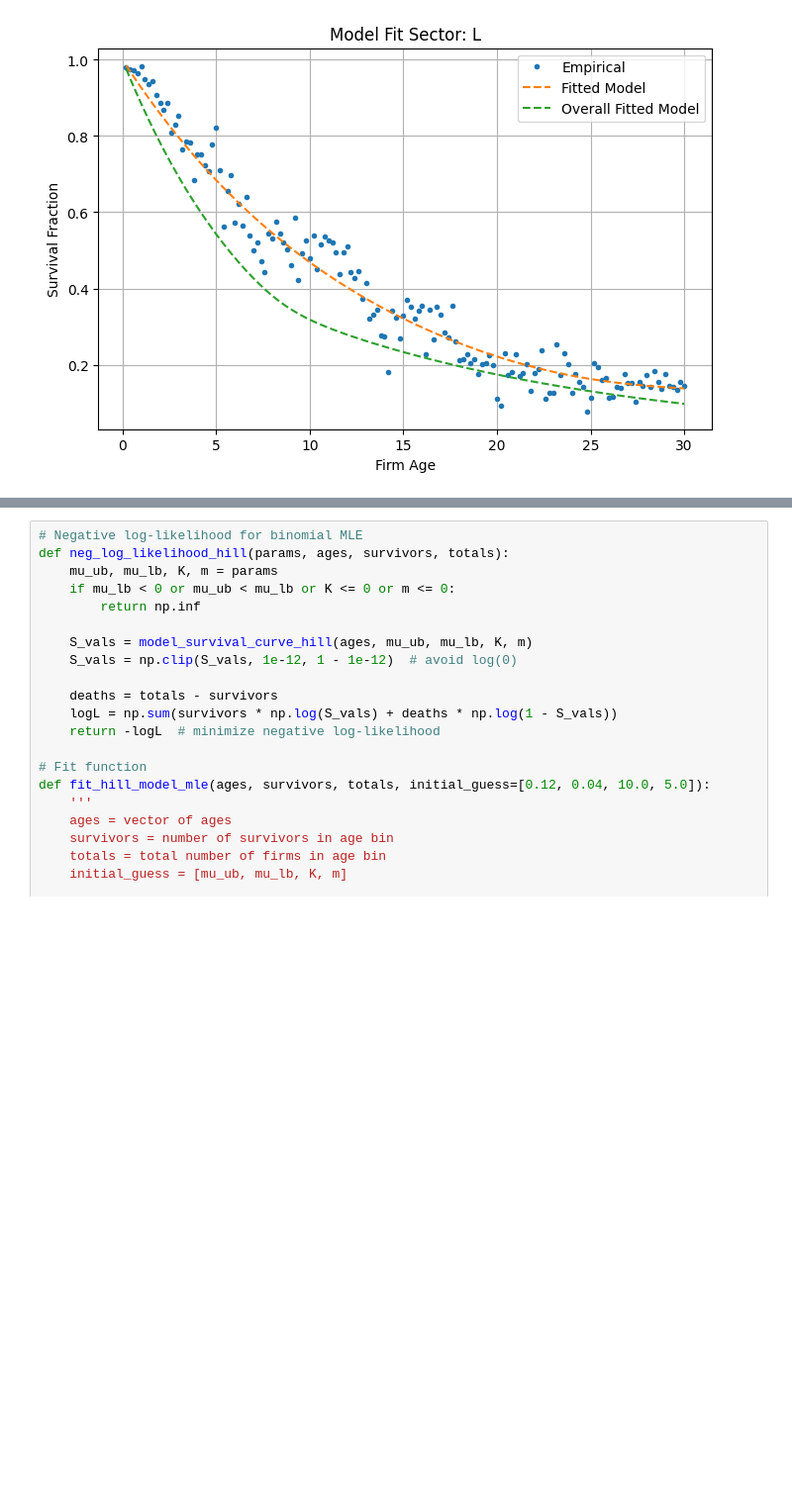
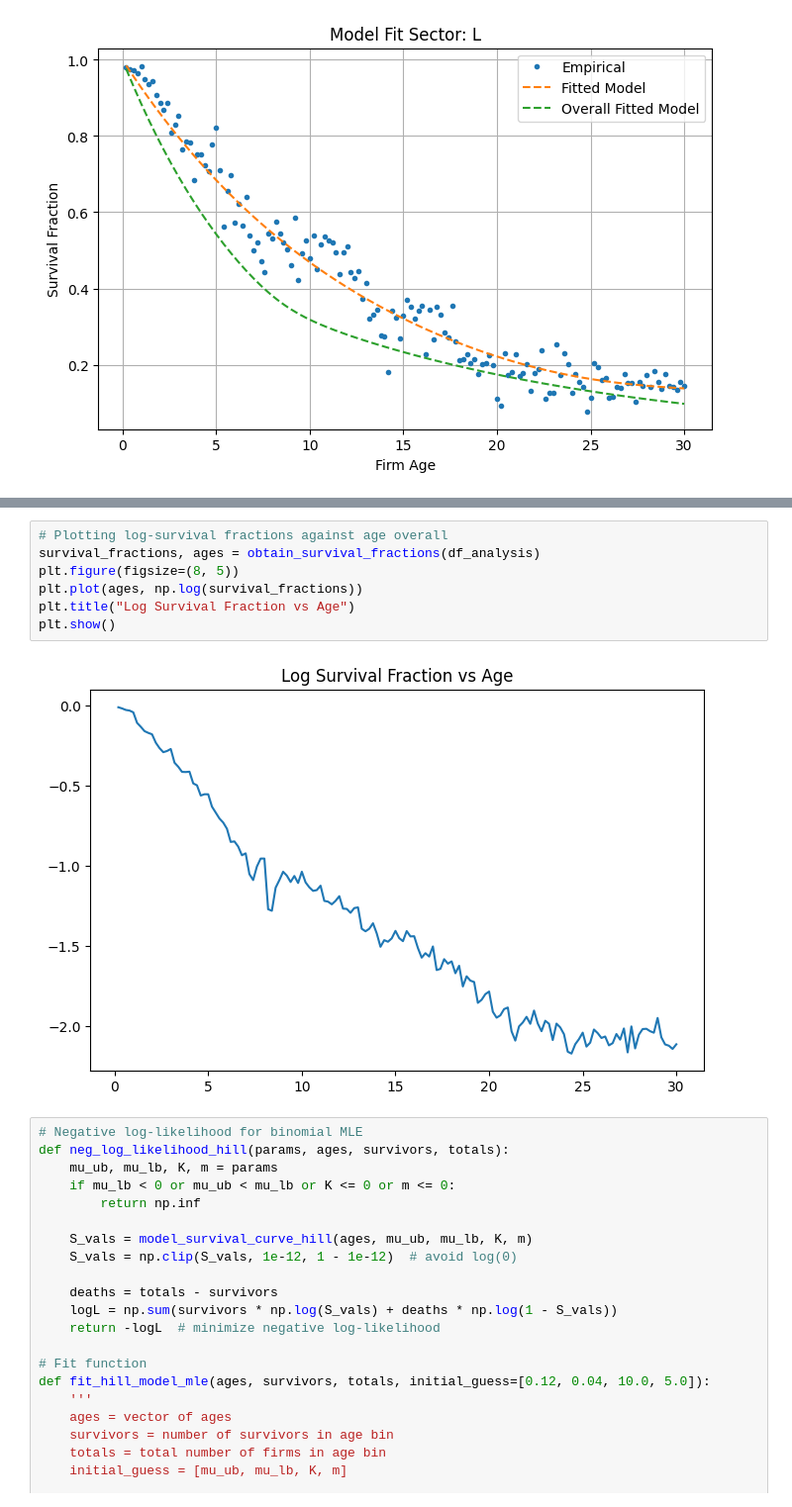
Before and after one commit to maxcyn/a-star, a Jupyter notebook: compare_model_fit.ipynb, the cells around one changed output, grey strips where cells are left out. Shown at 99% size. Drawn from its saved outputs; the diff is of its cells as text; blank space fills up the shorter version.

```diff
--- a/compare_model_fit.ipynb
+++ b/compare_model_fit.ipynb
@@ -191,5 +191,14 @@ L: [0.14010446 0.02054281 8.80146452 4.98057058]
 Q: [7.87172720e-02 4.78399527e-02 7.56229192e+00 1.00000000e+02]
 R: [1.33210761e-01 8.40125453e-02 8.82538519e+00 1.00000000e+02]
+# %%
+# Plotting log-survival fractions against age overall
+survival_fractions, ages = obtain_survival_fractions(df_analysis)
+plt.figure(figsize=(8, 5))
+plt.plot(ages, np.log(survival_fractions))
+plt.title("Log Survival Fraction vs Age")
+plt.show()
+# %% [output]
+[figure, added]
 # %%
 # Negative log-likelihood for binomial MLE
 def neg_log_likelihood_hill(params, ages, survivors, totals):
```
Also changed, not shown: parts of 10 cells of this notebook, 2 other files.
